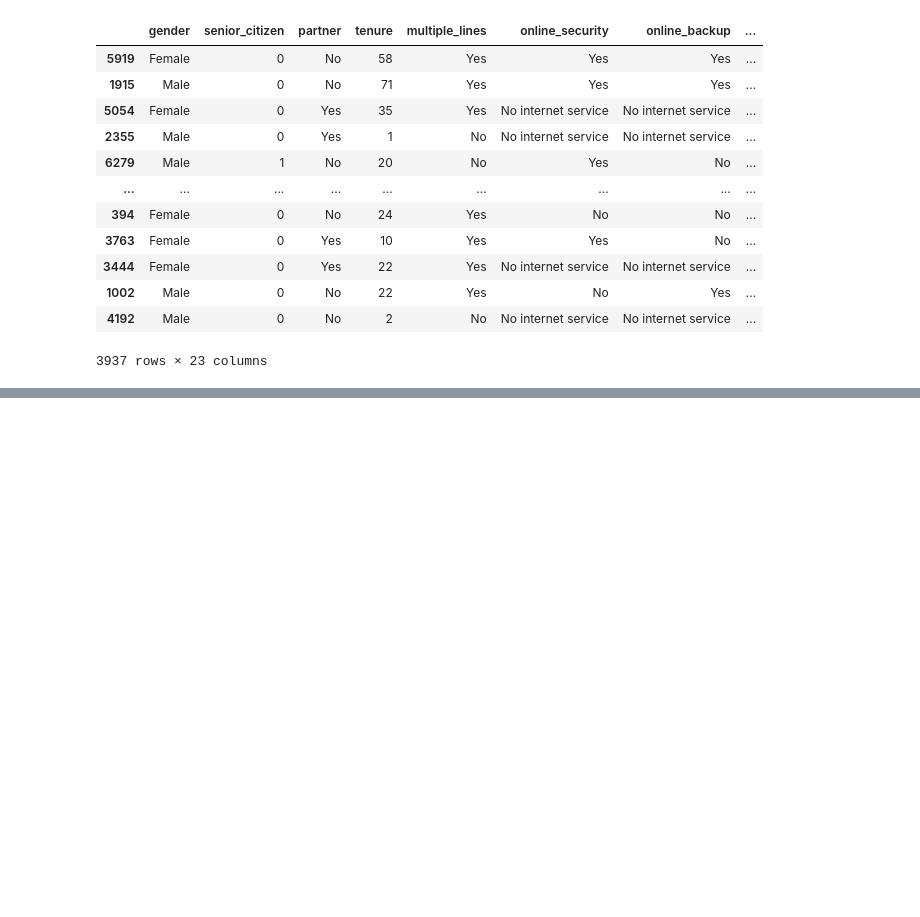
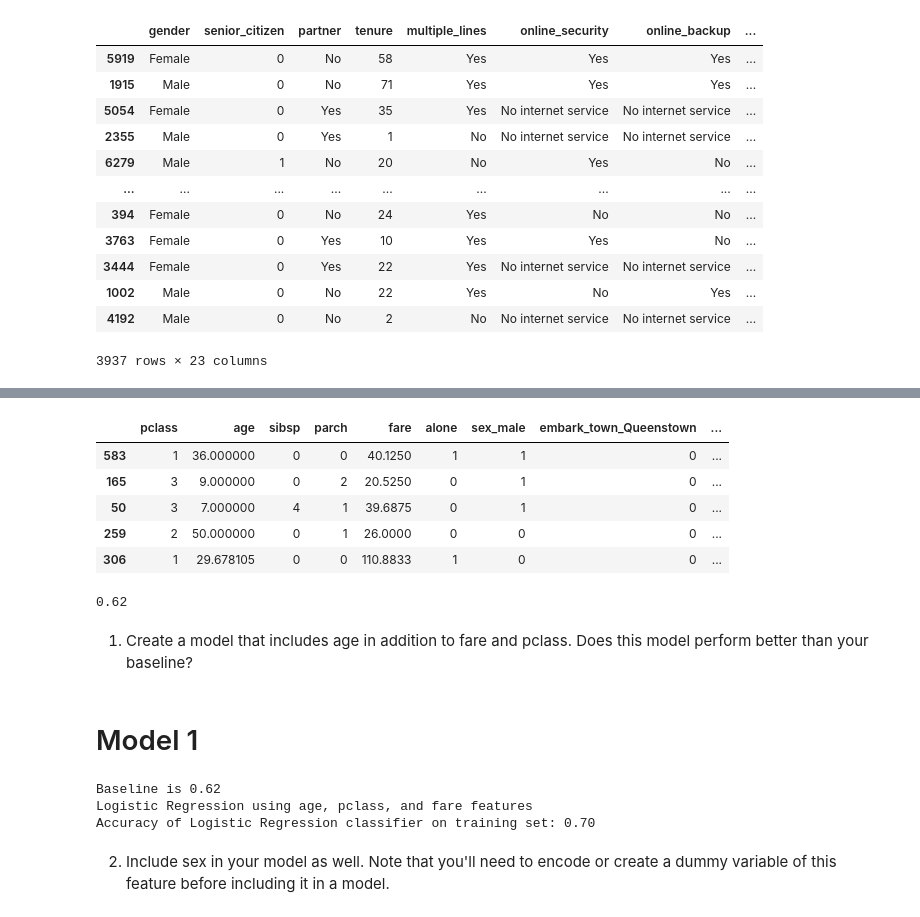
Before and after one commit to allantestaten/classification-exercises, a Jupyter notebook: classification_exercises.ipynb, the cells around one changed output, grey strips where cells are left out. Cells and saved outputs as stored; diff of their text form; code cells hidden in the pictures; blank space fills up the shorter version.

```diff
--- a/classification_exercises.ipynb
+++ b/classification_exercises.ipynb
@@ -1627,0 +1673,4 @@ The Chi squared test provides support that there may be an association between t
+# %%
+train = train.drop(columns = ['sex', 'embark_town'])
+validate = validate.drop(columns = ['sex', 'embark_town'])
+test = test.drop(columns = ['sex', 'embark_town'])
@@ -1627,0 +1698,57 @@ The Chi squared test provides support that there may be an association between t
+# %%
+# Separate out our X and y values
+X_train = train.drop(columns=["survived"])
+y_train = train.survived
+
+X_validate = validate.drop(columns=["survived"])
+y_validate = validate.survived
+
+X_test = test.drop(columns=["survived"])
+y_test = test.survived
+# %%
+X_train.head()
+# %% [output]
+|  | pclass | age | sibsp | parch | fare | alone | sex_male | embark_town_Queenstown | ... |
+| 583 | 1 | 36.000000 | 0 | 0 | 40.1250 | 1 | 1 | 0 | ... |
+| 165 | 3 | 9.000000 | 0 | 2 | 20.5250 | 0 | 1 | 0 | ... |
+| 50 | 3 | 7.000000 | 4 | 1 | 39.6875 | 0 | 1 | 0 | ... |
+| 259 | 2 | 50.000000 | 0 | 1 | 26.0000 | 0 | 0 | 0 | ... |
+| 306 | 1 | 29.678105 | 0 | 0 | 110.8833 | 1 | 0 | 0 | ... |
+# %%
+# create baseline
+df.survived.value_counts(normalize=True)
+#most people did not survive
+
+baseline_accuracy = (train.survived == 0).mean()
+round(baseline_accuracy, 2)
+# %% [output]
+0.62
+# %% [markdown]
+1. Create a model that includes age in addition to fare and pclass. Does this model perform better than your baseline?
+# %% [markdown]
+# Model 1
+# %%
+# Define the logistic regression model
+
+logit = LogisticRegression(random_state=123)
+
+# specify the features we're using
+features = ["age", "pclass", "fare"]
+
+# Fit a model using only these specified features
+# logit.fit(X_train[["age", "pclass", "fare"]], y_train)
+logit.fit(X_train[features], y_train)
+
+# Since we .fit on a subset, we .predict on that same subset of features
+y_pred = logit.predict(X_train[features])
+
+print("Baseline is", round(baseline_accuracy, 2))
+print("Logistic Regression using age, pclass, and fare features")
+print('Accuracy of Logistic Regression classifier on training set: {:.2f}'
+     .format(logit.score(X_train[features], y_train)))
+# %% [output]
+Baseline is 0.62
+Logistic Regression using age, pclass, and fare features
+Accuracy of Logistic Regression classifier on training set: 0.70
+# %% [markdown]
+2. Include sex in your model as well. Note that you'll need to encode or create a dummy variable of this feature before including it in a model.
```
Also changed, not shown: parts of 44 cells of this notebook.
